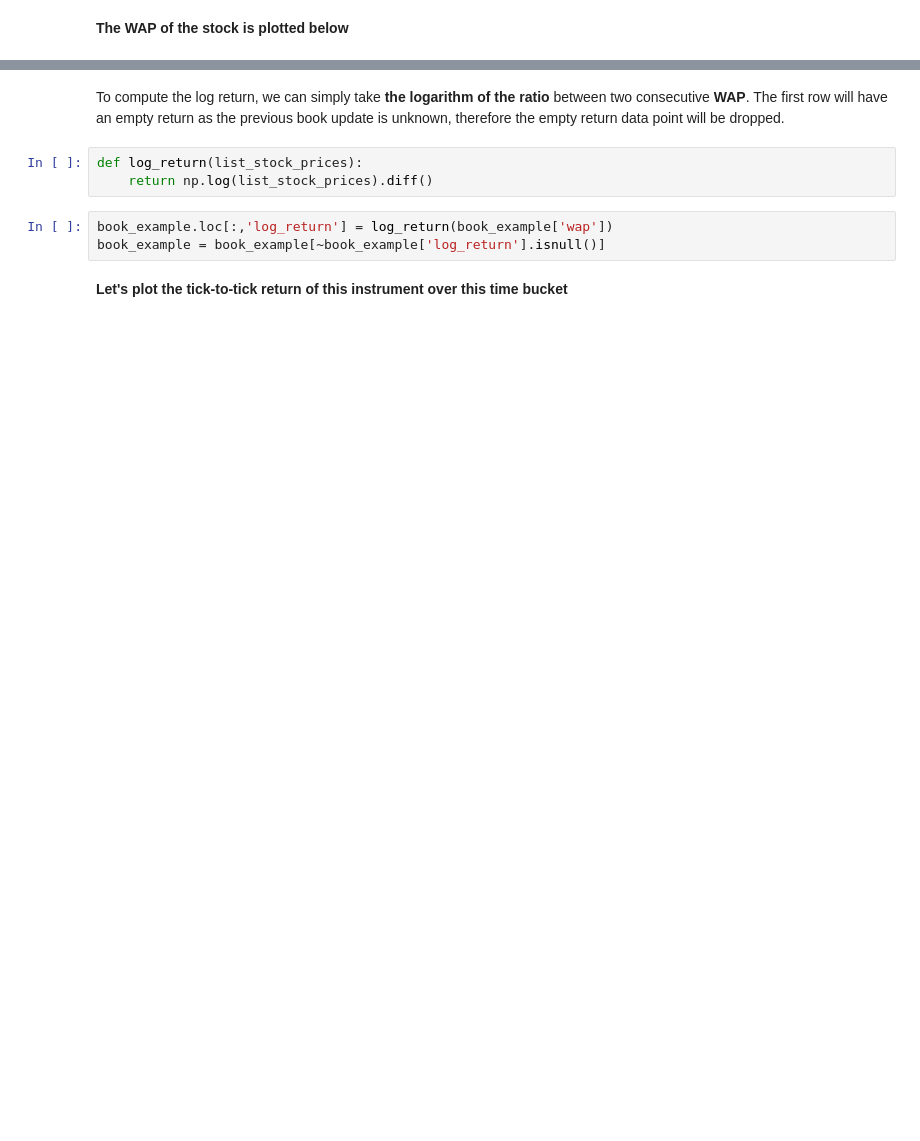
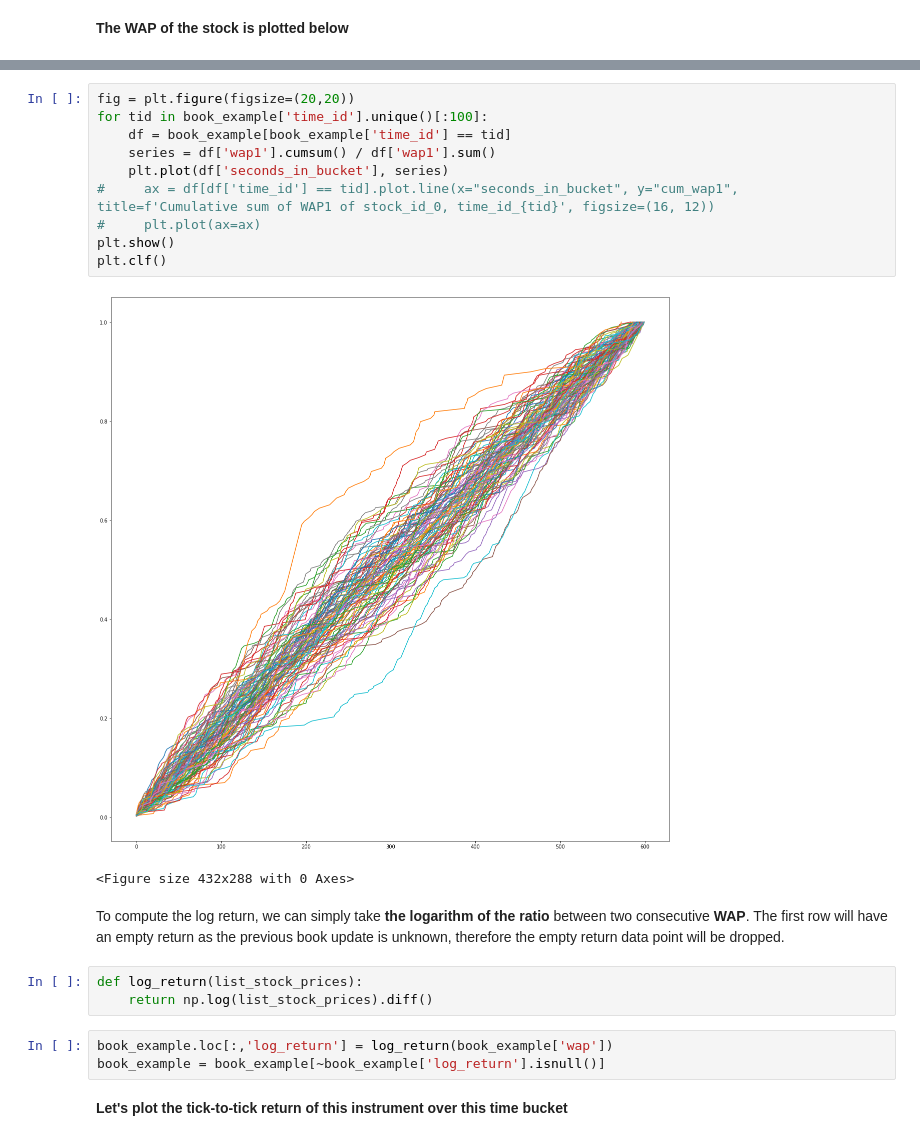
Before and after one commit to hsuehkuan-lu/volatility-prediction, a Jupyter notebook: notebook/introduction-to-financial-concepts-and-data.ipynb, the cells around one changed output, grey strips where cells are left out. Cells and saved outputs as stored; diff of their text form; blank space fills up the shorter version.

```diff
--- a/notebook/introduction-to-financial-concepts-and-data.ipynb
+++ b/notebook/introduction-to-financial-concepts-and-data.ipynb
@@ -146,3 +261,16 @@ fig.show()
+# %%
+fig = plt.figure(figsize=(20,20))
+for tid in book_example['time_id'].unique()[:100]:
+    df = book_example[book_example['time_id'] == tid]
+    series = df['wap1'].cumsum() / df['wap1'].sum()
+    plt.plot(df['seconds_in_bucket'], series)
+#     ax = df[df['time_id'] == tid].plot.line(x="seconds_in_bucket", y="cum_wap1", title=f'Cumulative sum of WAP1 of stock_id_0, time_id_{tid}', figsize=(16, 12))
+#     plt.plot(ax=ax)
+plt.show()
+plt.clf()
+# %% [output]
+[figure, added]
+<Figure size 432x288 with 0 Axes>
 # %% [markdown]
 To compute the log return, we can simply take **the logarithm of the ratio** between two consecutive **WAP**. The first row will have an empty return as the previous book update is unknown, therefore the empty return data point will be dropped.
 # %%
```
Also changed, not shown: parts of 22 cells of this notebook, 3 other files.
